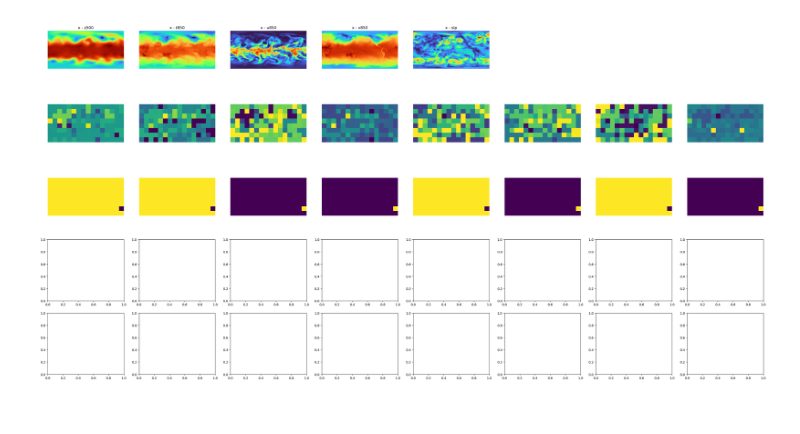
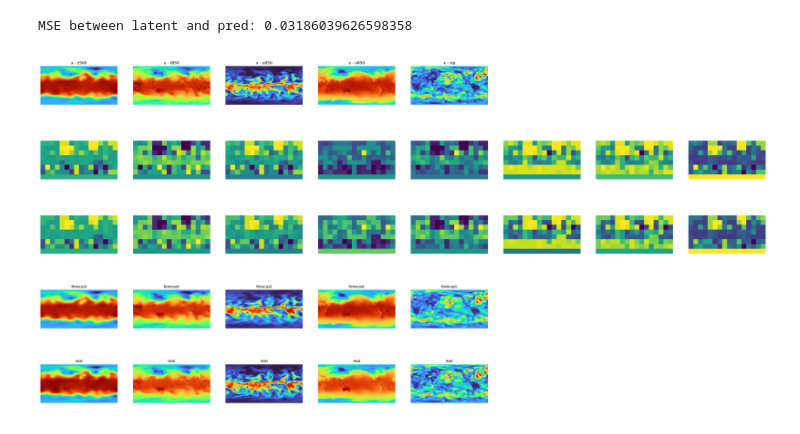
Before and after one commit to HendricSch/LatentUmbrellaNet, a Jupyter notebook: eval_forecast.ipynb, the cells around one changed output. Cells and saved outputs as stored; diff of their text form; code cells hidden in the pictures.

```diff
--- a/eval_forecast.ipynb
+++ b/eval_forecast.ipynb
@@ -7,24 +7,24 @@ from models.vqvae import VQVAE
 from models.resnet import ResNet
 from dataset.vae_dataset import VAEDataset
 # %%
-vqvae_checkpoint = 'checkpoints/vqvae_300.pt'
-resnet_checkpoint = 'checkpoints/resnet_300.pt'
+vqvae_checkpoint = 'weights/vqvae.ckpt'
+resnet_checkpoint = 'weights/resnet.pth'
 
 device = torch.device('cuda' if torch.cuda.is_available() else 'cpu')
 
 data_path = 'train.memmap'
 # %%
-#vqvae = VQVAE.load_from_checkpoint(vqvae_checkpoint, in_channels=5).to(device)
-vqvae = VQVAE(in_channels=5).to(device)
+vqvae = VQVAE.load_from_checkpoint(vqvae_checkpoint, in_channels=5).to(device)
 vqvae.eval()
 
 resnet = ResNet(in_channels=8).to(device)
-#resnet.load_state_dict(torch.load(resnet_checkpoint, weights_only=True))
+resnet.load_state_dict(torch.load(resnet_checkpoint, weights_only=True))
 resnet.eval()
 
 dataset = VAEDataset(data_path, channels=5, img_res=(128, 64))
 # %%
-sample = torch.Tensor(dataset[10]).unsqueeze(0).to(device)
+sample = torch.Tensor(dataset[0]).unsqueeze(0).to(device)
+real = dataset[1]
 
 with torch.no_grad():
     _, latent, _ = vqvae(sample)
@@ -38,6 +38,12 @@ sample = sample.squeeze().cpu().numpy()
 latent = latent.squeeze().cpu().numpy()
 pred = pred.squeeze().cpu().numpy()
 forecast = forecast.squeeze().cpu().numpy()
+
+# mse between latent and pred
+mse = np.mean((latent - pred) ** 2)
+print(f'MSE between latent and pred: {mse}')
+# %% [output]
+MSE between latent and pred: 0.03186039626598358
 # %%
 fig, axs = plt.subplots(5, 8, figsize=(40, 20))
 
@@ -53,31 +59,47 @@ axs[0, 2].imshow(sample[2].T, cmap='turbo', origin='lower')
 axs[0, 2].set_title('x - u850')
 axs[0, 2].axis('off')
 
 axs[0, 3].imshow(sample[3].T, cmap='turbo', origin='lower')
 axs[0, 3].set_title('x - v850')
 axs[0, 3].axis('off')
 
 axs[0, 4].imshow(sample[4].T, cmap='turbo', origin='lower')
 axs[0, 4].set_title('x - slp')
 axs[0, 4].axis('off')
 
 axs[0, 5].axis('off')
 axs[0, 6].axis('off')
 axs[0, 7].axis('off')
 
 for i in range(8):
     axs[1, i].imshow(latent[i].T, origin='lower')
     axs[1, i].set_title('')
     axs[1, i].axis('off')
 
 for i in range(8):
     axs[2, i].imshow(pred[i].T, origin='lower')
     axs[2, i].set_title('')
     axs[2, i].axis('off')
 
+for i in range(5):
+    axs[3, i].imshow(forecast[i].T, cmap='turbo', origin='lower')
+    axs[3, i].set_title('forecast')
+    axs[3, i].axis('off')
+
+for i in range(3):
+    axs[3, i + 5].axis('off')
+
+for i in range(5):
+    axs[4, i].imshow(real[i].T, cmap='turbo', origin='lower')
+    axs[4, i].set_title('real')
+    axs[4, i].axis('off')
+
+for i in range(3):
+    axs[4, i + 5].axis('off')
 
 
 
+plt.savefig('forecast.png')
 plt.show()
 # %% [output]
-[figure, old version]
+[figure, new version]
```
Also changed, not shown: 7 other files.
